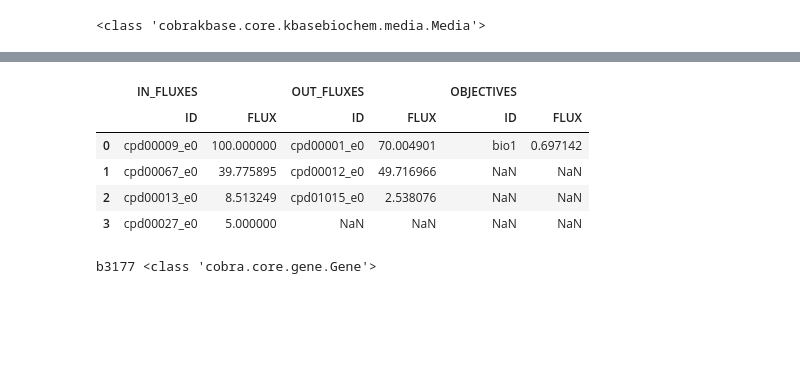
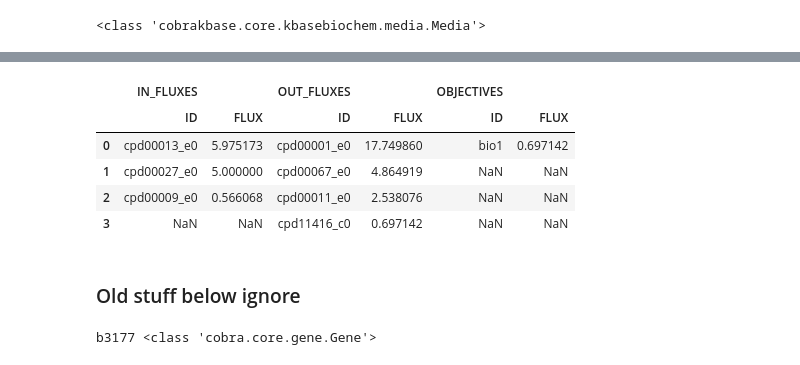
Before and after one commit to Fxe/cobrakbase, a Jupyter notebook: examples/CobraKBase/Convert.ipynb, the cells around one changed output, grey strips where cells are left out. Drawn from its saved outputs; the diff is of its cells as text; code cells hidden in the pictures; blank space fills up the shorter version.

```diff
--- a/examples/CobraKBase/Convert.ipynb
+++ b/examples/CobraKBase/Convert.ipynb
@@ -27,2 +105,3 @@ info = KBaseObjectInfo(kbase.ws_client.get_object_info3({'objects' : [{'name' :
 # %%
-model2 = kbase.get_from_ws('GCF_000005845.2.gf.mdl', ws)
+model = kbase.get_from_ws('GCF_000005845.2.gf.mdl', ws)
+model
@@ -55,13 +116,16 @@ True
-# %%
-model2.medium = media
-model2.summary()
-# %% [output]
-|  | IN_FLUXES |  | OUT_FLUXES |  | OBJECTIVES |  |
-|  | ID | FLUX | ID | FLUX | ID | FLUX |
-| 0 | cpd00009_e0 | 100.000000 | cpd00001_e0 | 70.004901 | bio1 | 0.697142 |
-| 1 | cpd00067_e0 | 39.775895 | cpd00012_e0 | 49.716966 | NaN | NaN |
-| 2 | cpd00013_e0 | 8.513249 | cpd01015_e0 | 2.538076 | NaN | NaN |
-| 3 | cpd00027_e0 | 5.000000 | NaN | NaN | NaN | NaN |
+# %%
+media = kbase.get_from_ws('Carbon-D-Glucose', ws)
+model.medium = media
+model.summary()
+# %% [output]
+|  | IN_FLUXES |  | OUT_FLUXES |  | OBJECTIVES |  |
+|  | ID | FLUX | ID | FLUX | ID | FLUX |
+| 0 | cpd00013_e0 | 5.975173 | cpd00001_e0 | 17.749860 | bio1 | 0.697142 |
+| 1 | cpd00027_e0 | 5.000000 | cpd00067_e0 | 4.864919 | NaN | NaN |
+| 2 | cpd00009_e0 | 0.566068 | cpd00011_e0 | 2.538076 | NaN | NaN |
+| 3 | NaN | NaN | cpd11416_c0 | 0.697142 | NaN | NaN |
+# %% [markdown]
+### Old stuff below ignore
 # %%
 cobra_reaction.genes
 for gene in cobra_reaction.genes:
```
Also changed, not shown: parts of 13 cells of this notebook.
